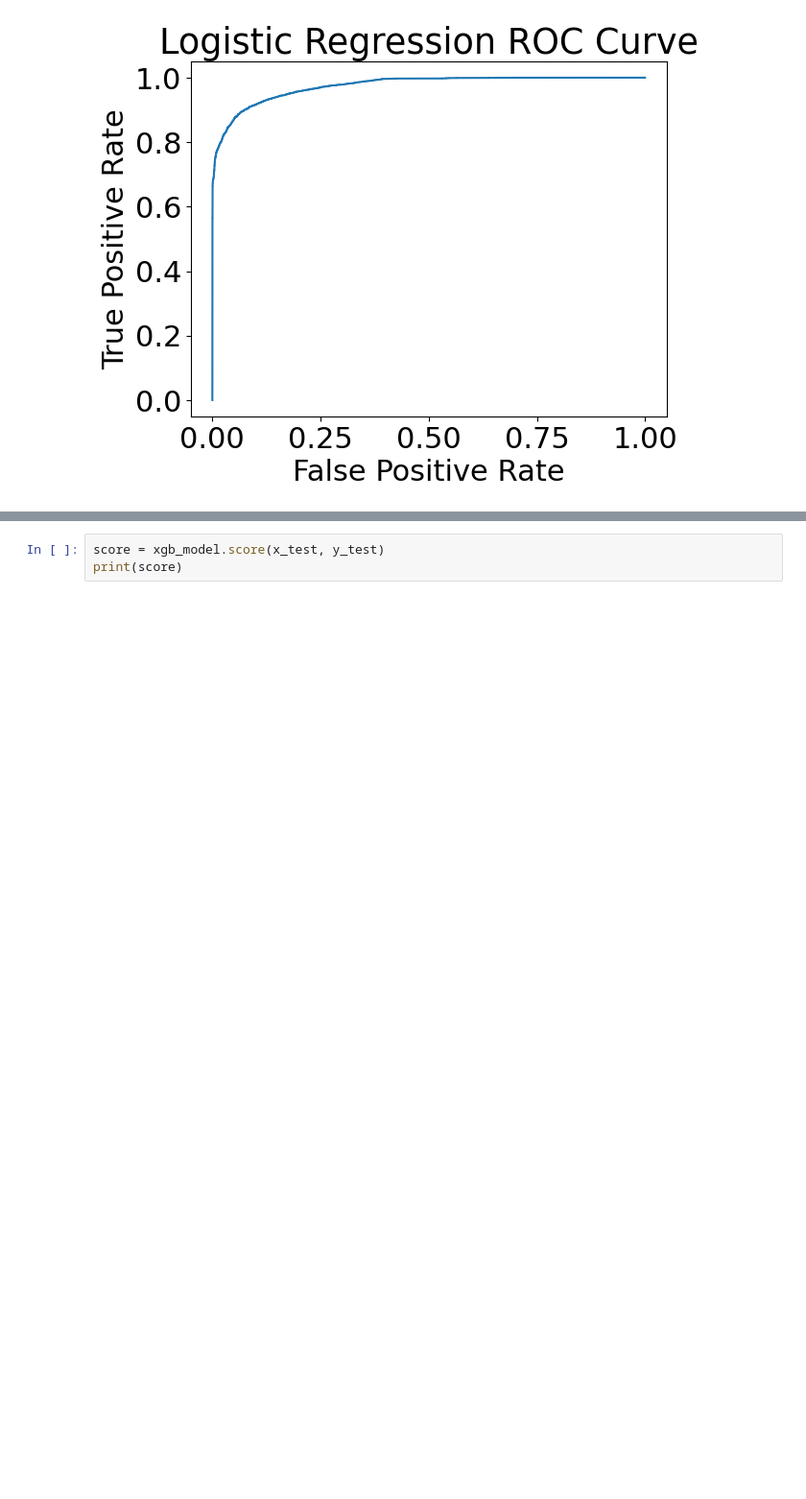
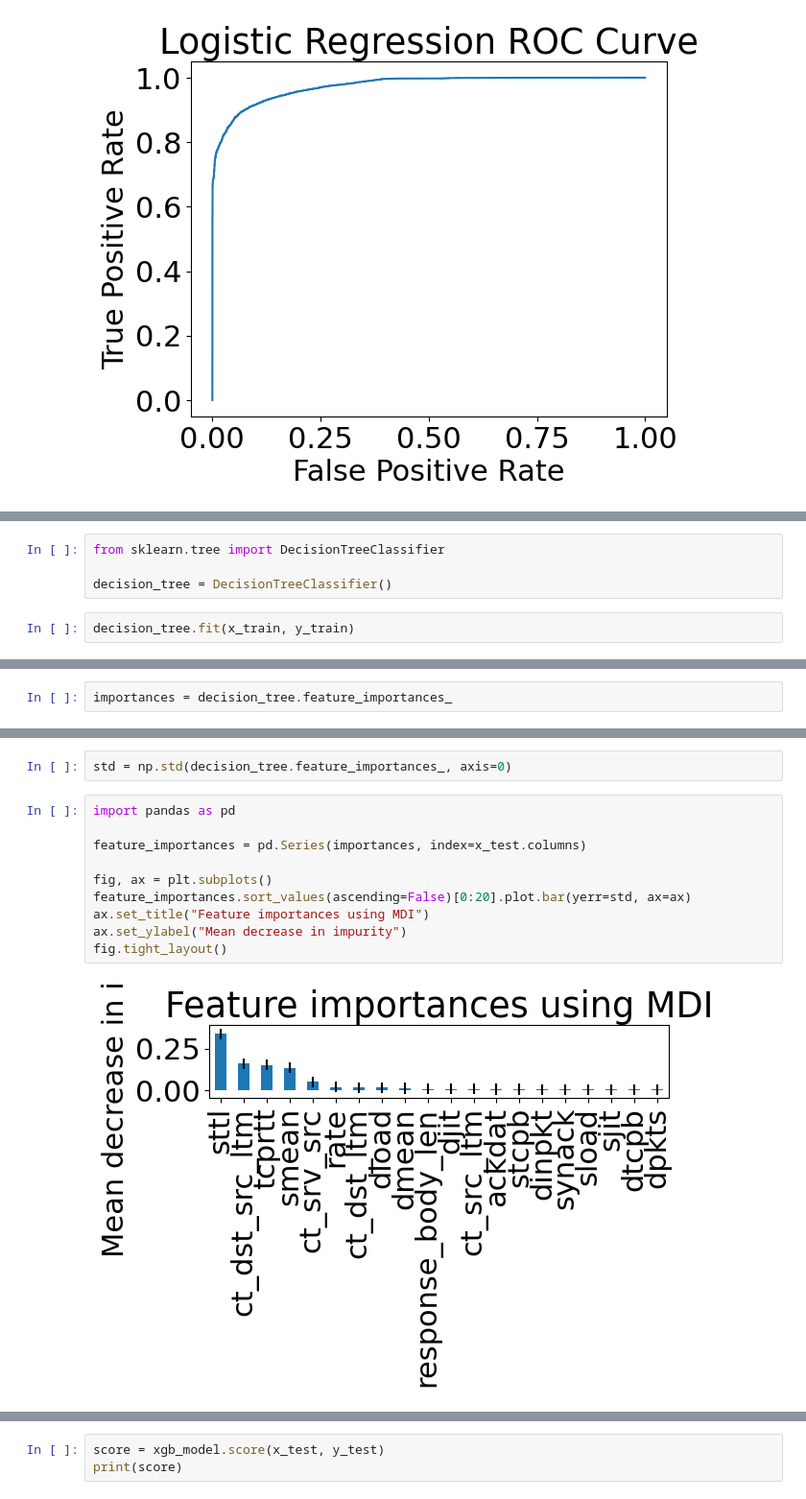
Before and after one commit to cwperks/EAI6980, a Jupyter notebook: Final Project.ipynb, the cells around one changed output, grey strips where cells are left out. Shown at 96% size. Cells and saved outputs as stored; diff of their text form; blank space fills up the shorter version.

```diff
--- a/Final Project.ipynb
+++ b/Final Project.ipynb
@@ -474,0 +481,6 @@ XGBClassifier(base_score=None, booster=None, callbacks=None,
+# %%
+from sklearn.tree import DecisionTreeClassifier
+
+decision_tree = DecisionTreeClassifier()
+# %%
+decision_tree.fit(x_train, y_train)
@@ -474,0 +514,2 @@ XGBClassifier(base_score=None, booster=None, callbacks=None,
+# %%
+importances = decision_tree.feature_importances_
@@ -474,0 +532,14 @@ XGBClassifier(base_score=None, booster=None, callbacks=None,
+# %%
+std = np.std(decision_tree.feature_importances_, axis=0)
+# %%
+import pandas as pd
+
+feature_importances = pd.Series(importances, index=x_test.columns)
+
+fig, ax = plt.subplots()
+feature_importances.sort_values(ascending=False)[0:20].plot.bar(yerr=std, ax=ax)
+ax.set_title("Feature importances using MDI")
+ax.set_ylabel("Mean decrease in impurity")
+fig.tight_layout()
+# %% [output]
+[figure, added]
```
Also changed, not shown: parts of 103 cells of this notebook, 4 other files.
